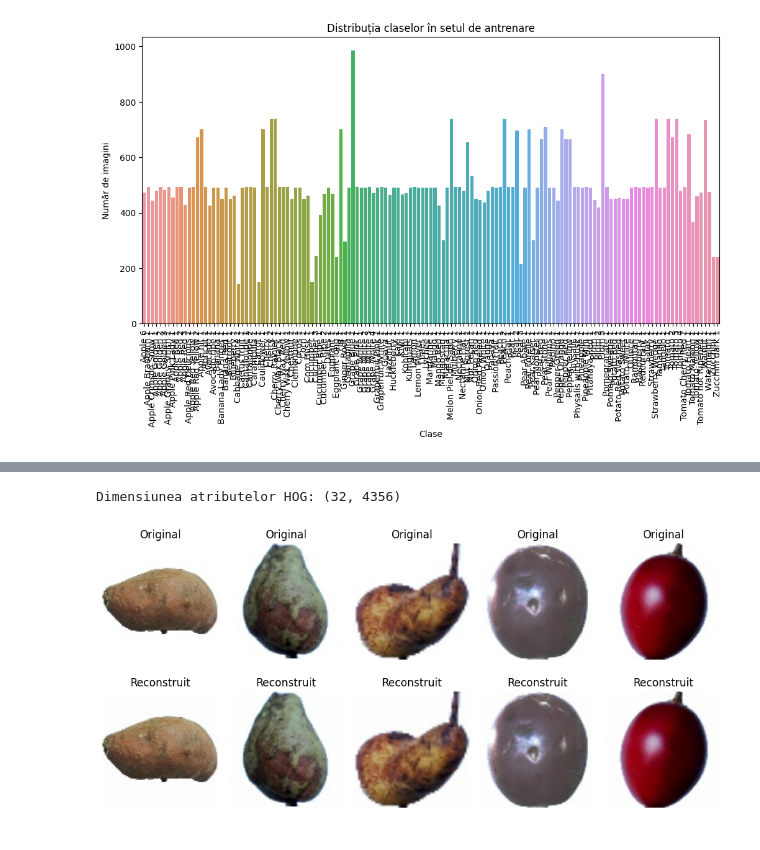
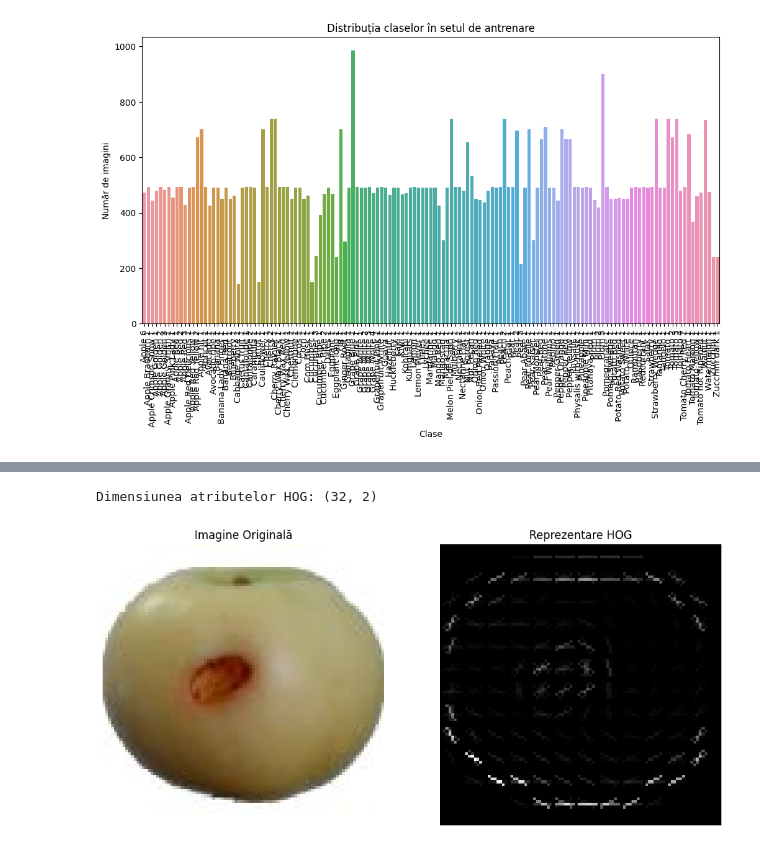
Before and after one commit to Vulturul2k/ML_project, a Jupyter notebook: fruits360.ipynb, the cells around one changed output, grey strips where cells are left out. Saved outputs shown, nothing was run; the diff lists cells and outputs as text; code cells hidden in the pictures.

```diff
--- a/fruits360.ipynb
+++ b/fruits360.ipynb
@@ -148,7 +152,7 @@ def extract_hog_features(images):
         # Conversie în grayscale pentru HOG
         gray_img = color.rgb2gray(img)
         features = hog(gray_img, orientations=9, pixels_per_cell=(8, 8),
-                       cells_per_block=(2, 2), block_norm='L2-Hys')
+                       cells_per_block=(2, 2), block_norm='L2-Hys',visualize=True)
         hog_features.append(features)
     return np.array(hog_features)
 
@@ -158,26 +162,28 @@ X_train_hog = extract_hog_features(train_generator[0][0])
 # Vizualizare dimensiune atribute
 print(f"Dimensiunea atributelor HOG: {X_train_hog.shape}")
 # %% [output]
-Dimensiunea atributelor HOG: (32, 4356)
+Dimensiunea atributelor HOG: (32, 2)
-# %%
-# Reconstruirea imaginilor folosind PCA invers
-X_reconstructed = pca.inverse_transform(X_train_pca)
-X_reconstructed = scaler.inverse_transform(X_reconstructed)
-
-# Vizualizarea imaginilor originale vs. reconstruite
-plt.figure(figsize=(10, 5))
-for i in range(5):
-    plt.subplot(2, 5, i + 1)
-    plt.imshow(X_train[i].reshape(100, 100, 3))
-    plt.title('Original')
-    plt.axis('off')
-
-    plt.subplot(2, 5, i + 6)
-    plt.imshow(X_reconstructed[i].reshape(100, 100, 3).astype('uint8'))
-    plt.title('Reconstruit')
-    plt.axis('off')
-
-plt.tight_layout()
-plt.show()
-# %% [output]
-[figure, removed]
+# %%
+# Selectăm o imagine din setul de date
+img = test_generator[1][0][10]  # Prima imagine din setul de antrenament
+
+# Extragem caracteristicile HOG pentru imaginea selectată
+hog_features, hog_image = hog(color.rgb2gray(img), orientations=9, pixels_per_cell=(8, 8),
+							  cells_per_block=(2, 2), block_norm='L2-Hys', visualize=True)
+
+# Afișăm imaginea originală și cea modificată (HOG)
+fig, ax = plt.subplots(1, 2, figsize=(12, 6))
+
+# Imaginea originală
+ax[0].imshow(img)
+ax[0].set_title('Imagine Originală')
+ax[0].axis('off')
+
+# Imaginea modificată cu HOG
+ax[1].imshow(hog_image, cmap='gray')
+ax[1].set_title('Reprezentare HOG')
+ax[1].axis('off')
+
+plt.show()
+# %% [output]
+[figure, added]
```
Also changed, not shown: parts of 3 cells of this notebook, 1 other file.
